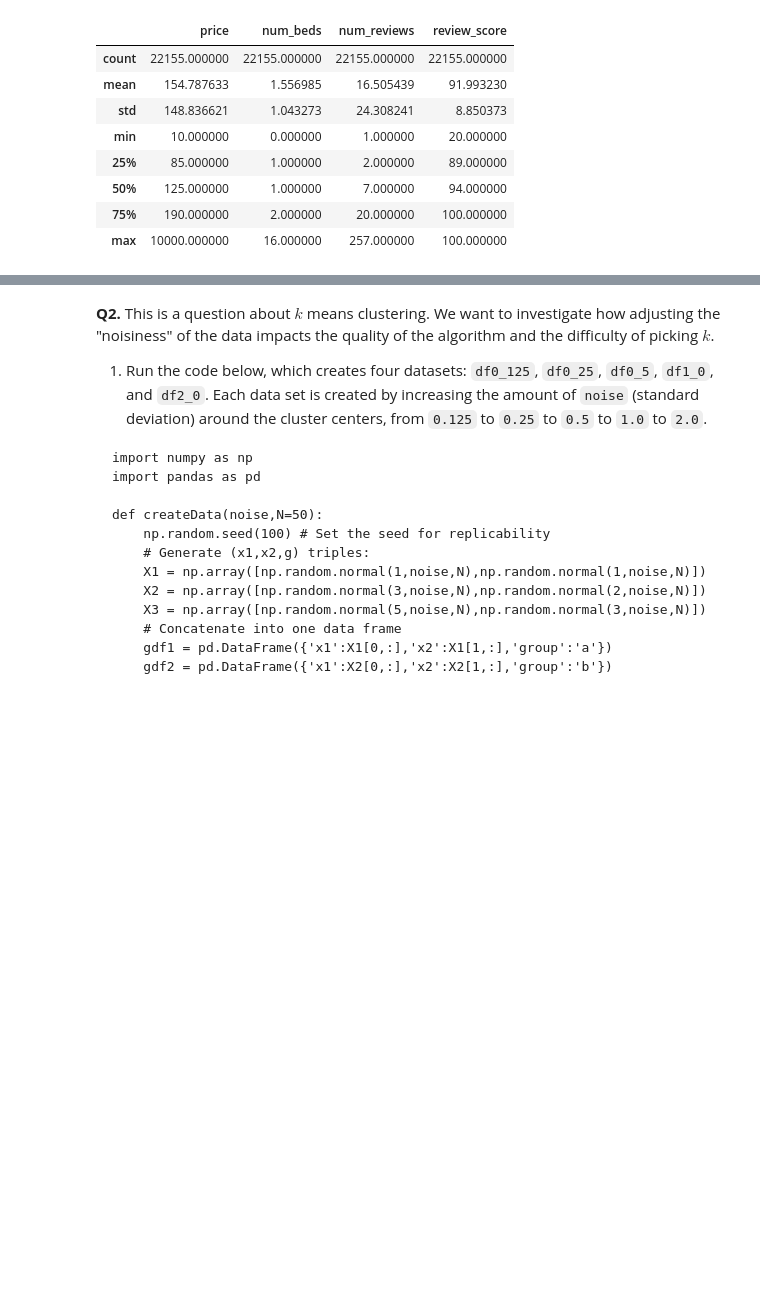
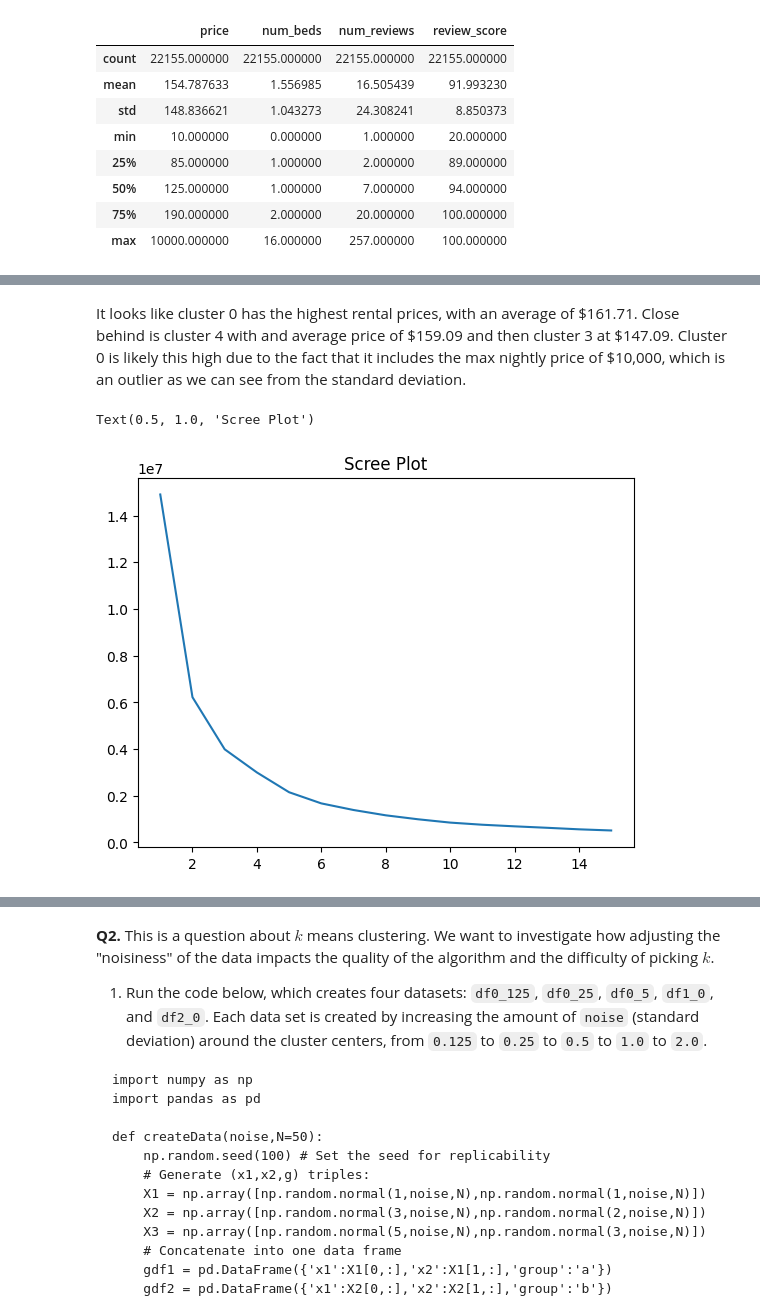
Before and after one commit to jennyschilling/kmc, a Jupyter notebook: assignment_kmc.ipynb, the cells around one changed output, grey strips where cells are left out. Saved outputs shown, nothing was run; the diff lists cells and outputs as text; code cells hidden in the pictures; blank space fills up the shorter version.

```diff
--- a/assignment_kmc.ipynb
+++ b/assignment_kmc.ipynb
@@ -96,2 +124,13 @@ Z.describe()
+# %% [markdown]
+It looks like cluster 0 has the highest rental prices, with an average of \$161.71. Close behind is cluster 4 with and average price of \$159.09 and then cluster 3 at \$147.09. Cluster 0 is likely this high due to the fact that it includes the max nightly price of \$10,000, which is an outlier as we can see from the standard deviation.
 # %%
 # Use a scree plot to pick the number of clusters and repeat steps 4 and 5.
+n_clusters_max = 15
+ks = np.arange(1, n_clusters_max + 1)
+SSE = [KMeans(n_clusters=k+1, max_iter=300, n_init=10, random_state=0).fit(Z).inertia_
+       for k in range(n_clusters_max)]
+
+sns.lineplot(x=ks, y=SSE).set_title('Scree Plot')
+# %% [output]
+Text(0.5, 1.0, 'Scree Plot')
+[figure, added]
```
Also changed, not shown: parts of 6 cells of this notebook.
